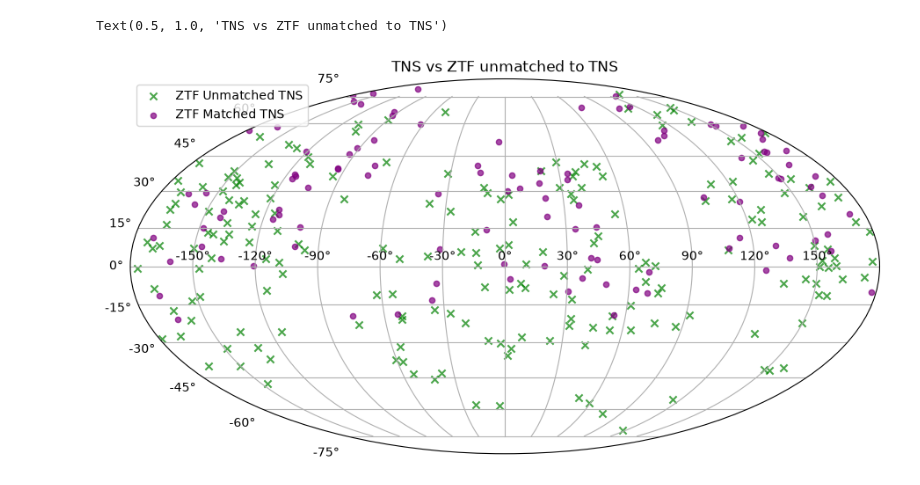
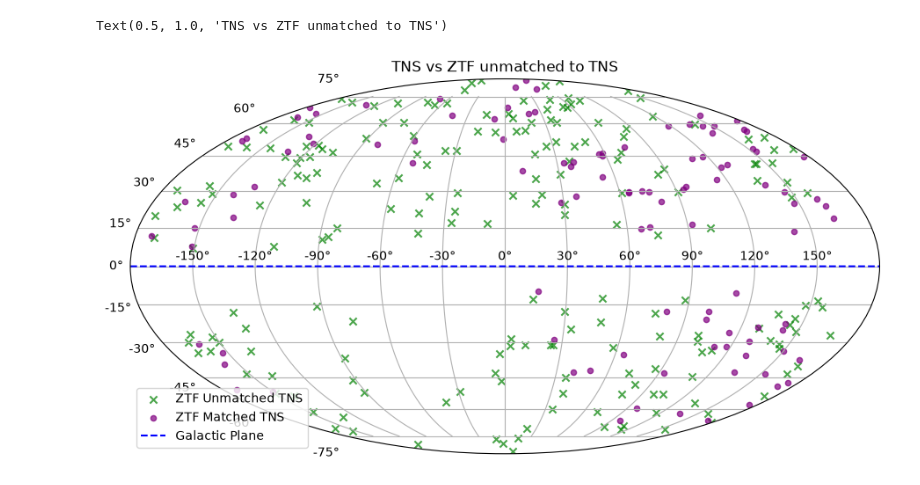
Before and after one commit to kkailanli/research_proj, a Jupyter notebook: Plotting_Trials.ipynb, the cells around one changed output. Saved outputs shown, nothing was run; the diff lists cells and outputs as text; code cells hidden in the pictures.

```diff
--- a/Plotting_Trials.ipynb
+++ b/Plotting_Trials.ipynb
@@ -12,8 +15,14 @@ def convert_coords(ra_coords, dec_coords):
     new_vals = SkyCoord(ra_coords, dec_coords, unit = (u.hourangle, u.deg))
 
     return new_vals
+# %%
+def to_galactic(coords):
+    conversion = coords.galactic
+    new_coords = conversion.l.wrap_at('180d').radian, conversion.b.radian
+
+    return new_coords
 # %%
 tns_file = pd.read_csv("tns_search.csv")
-matched_file = pd.read_csv("ztf_tns_matches_20arcsec.csv")
+matched_file = pd.read_csv("ztf_tns_match/ztf_tns_matches_20arcsec.csv")
 # %%
 coordinates = convert_coords(tns_file['RA'].values, tns_file['DEC'].values)
@@ -26,10 +48,6 @@ dec_rad = dec_deg.radian
 # %%
 match_coordinates = convert_coords(matched_file['RA_x'].values, matched_file['Dec'].values)
-match_ra_deg = match_coordinates.ra
-match_dec_deg = match_coordinates.dec
-
-match_ra_rad = match_ra_deg.wrap_at('180d').radian
-match_dec_rad = match_dec_deg.radian
+match_ra_rad, match_dec_rad = to_galactic(match_coordinates)
 # %%
 fig = plt.figure(figsize=(11, 8))
 ax = fig.add_subplot(111, projection="mollweide")
@@ -146,34 +194,37 @@ ax.grid(True)
 unmatched_file = pd.read_csv("ztf_tns_unmatched.csv")
 
 unmatch_coordinates = convert_coords(unmatched_file['RA'].values, unmatched_file['DEC'].values)
-unmatch_ra_deg = unmatch_coordinates.ra
-unmatch_dec_deg = unmatch_coordinates.dec
-
-unmatch_ra_rad = unmatch_ra_deg.wrap_at('180d').radian
-unmatch_dec_rad = unmatch_dec_deg.radian
+unmatch_ra_rad, unmatch_dec_rad = to_galactic(unmatch_coordinates)
 # %%
 fig = plt.figure(figsize=(11, 8))
 ax = fig.add_subplot(111, projection="mollweide")
 
 ax.scatter(unmatch_ra_rad,
            unmatch_dec_rad,
            s=35,
            alpha = 0.7,
            color='green',
            marker = 'x',
            label="ZTF Unmatched TNS")
 
 ax.scatter(match_ra_rad,
            match_dec_rad,
            s=20,
            alpha = 0.7,
            color='purple',
            marker = 'o',
            label="ZTF Matched TNS")
 
+ax.plot(np.linspace(-np.pi, np.pi, 1000),
+        np.zeros_like(np.linspace(-np.pi, np.pi, 1000)),
+        color='blue',
+        linestyle='--',
+        linewidth=1.5,
+        label="Galactic Plane")
+
 ax.grid(True)
 ax.legend()
 ax.set_title("TNS vs ZTF unmatched to TNS")
 # %% [output]
 Text(0.5, 1.0, 'TNS vs ZTF unmatched to TNS')
-[figure, old version]
+[figure, new version]
```
Also changed, not shown: parts of 14 cells of this notebook, 11 other files.
